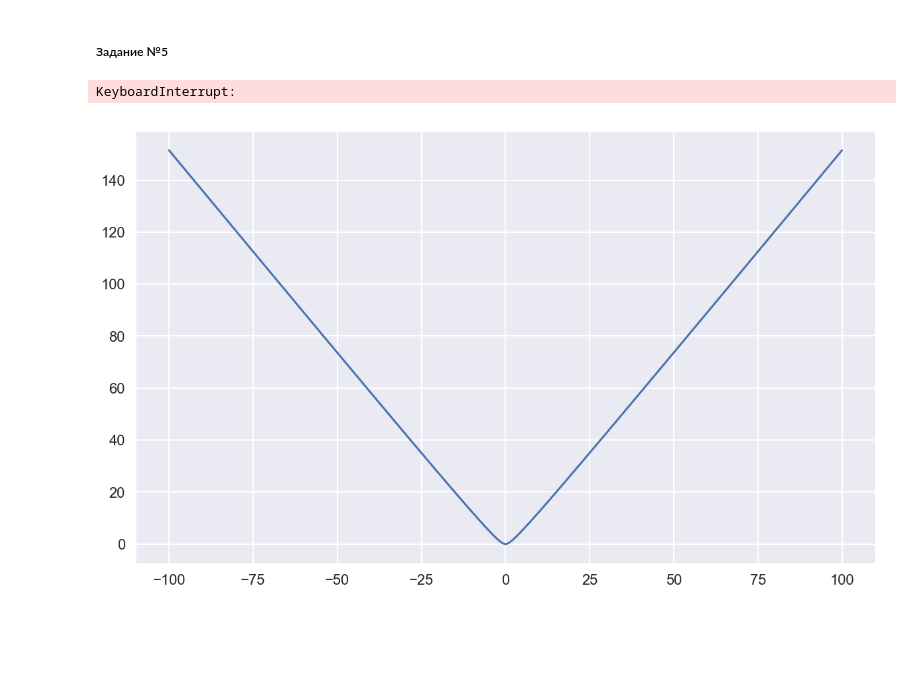
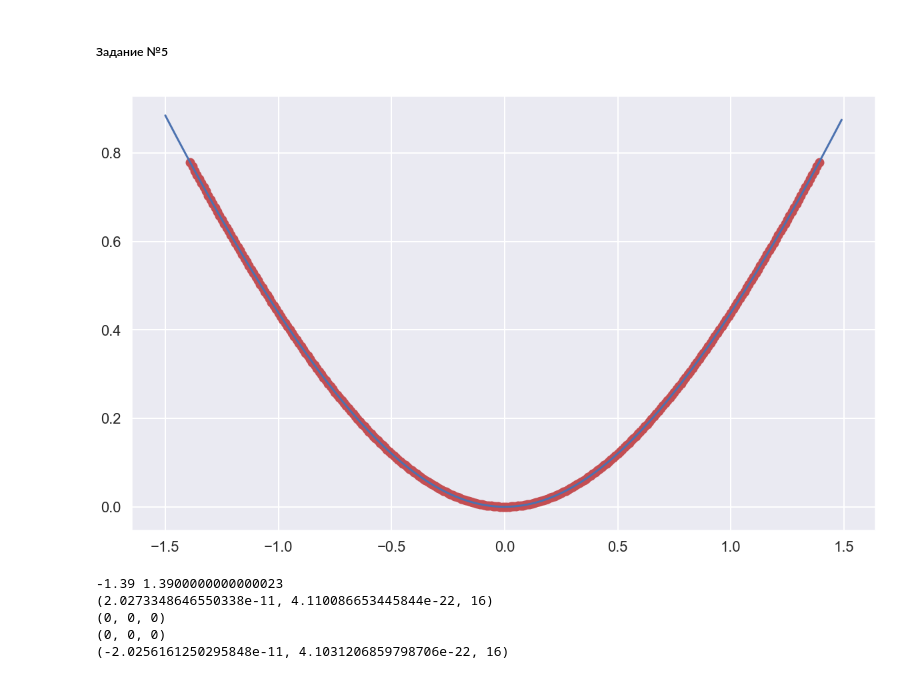
Before and after one commit to lainys/-, a Jupyter notebook: lab1/lab1.ipynb, the cells around one changed output. Drawn from its saved outputs; the diff is of its cells as text; code cells hidden in the pictures; blank space fills up the shorter version.

```diff
--- a/lab1/lab1.ipynb
+++ b/lab1/lab1.ipynb
@@ -389,18 +389,65 @@ test_func_for_all(number_function=2)
 # %% [markdown]
 ##### Задание №5
-# %%
-f = lambda x: x*np.arctan(x) - np.log(1+x**2)/2
-
-a = -100
-b = 100
-x = linspace(a,b,1000)
-y = f(x)
-plt.plot(x,y)
-
-x0 = -10#[-10*a,a,0,b,10*b]
-
-x,y,n = newton(f,[0,0],eps=10**-4,x0=x0)
-#plt.plot([x0,x],[f(x0),y])
-# %% [output]
-KeyboardInterrupt:
-[figure, removed]
+# %%
+def newton2(f,x0=0,eps=0.001,der=cf,der2=cff,n=0):
+
+    df = 1
+    old = df
+
+    while not np.abs(df) < eps:
+
+        df = der(f,x0)
+        dff = der2(f,x0)
+        x0 -=df/dff
+        if n > 0 and np.abs(df) > old:
+            return 0,0,0
+        n += 2
+        old = np.abs(df)
+
+    return x0,f(x0),n
+
+
+f = lambda x: x*np.arctan(x) - np.log(1+x**2)/2
+
+a = -1.5
+b = 1.5
+x = np.arange(a,b,0.01)
+y = f(x)
+plt.plot(x,y)
+
+ma = b
+mb = a
+# определение диапазона нач. значений (численно)
+for i in x:
+    x,y,n = newton2(f,eps=10**-4,x0=i)
+    if n > 0:
+        if i < ma:
+            ma = i
+        if i > mb:
+            mb = i
+
+
+def test_newton2(f,x0=0,eps=10**-4):
+    x,y,n = newton2(f,eps=eps,x0=x0)
+    if n > 0:
+        plt.scatter(x0,f(x0),color='r')
+
+x = np.arange(a,b,0.01)
+for i in x:
+    test_newton2(f,x0=i)
+# %% [output]
+[figure, added]
+# %%
+# тест
+# диапазон начальных значений для которых метод ньютона сходится
+print(ma,mb)
+print(newton2(f,x0=ma+0.01))
+print(newton2(f,x0=ma-0.01))
+print(newton2(f,x0=mb+0.01))
+print(newton2(f,x0=mb-0.01))
+# %% [output]
+-1.39 1.3900000000000023
+(2.0273348646550338e-11, 4.110086653445844e-22, 16)
+(0, 0, 0)
+(0, 0, 0)
+(-2.0256161250295848e-11, 4.1031206859798706e-22, 16)
```
Also changed, not shown: parts of 11 cells of this notebook.
